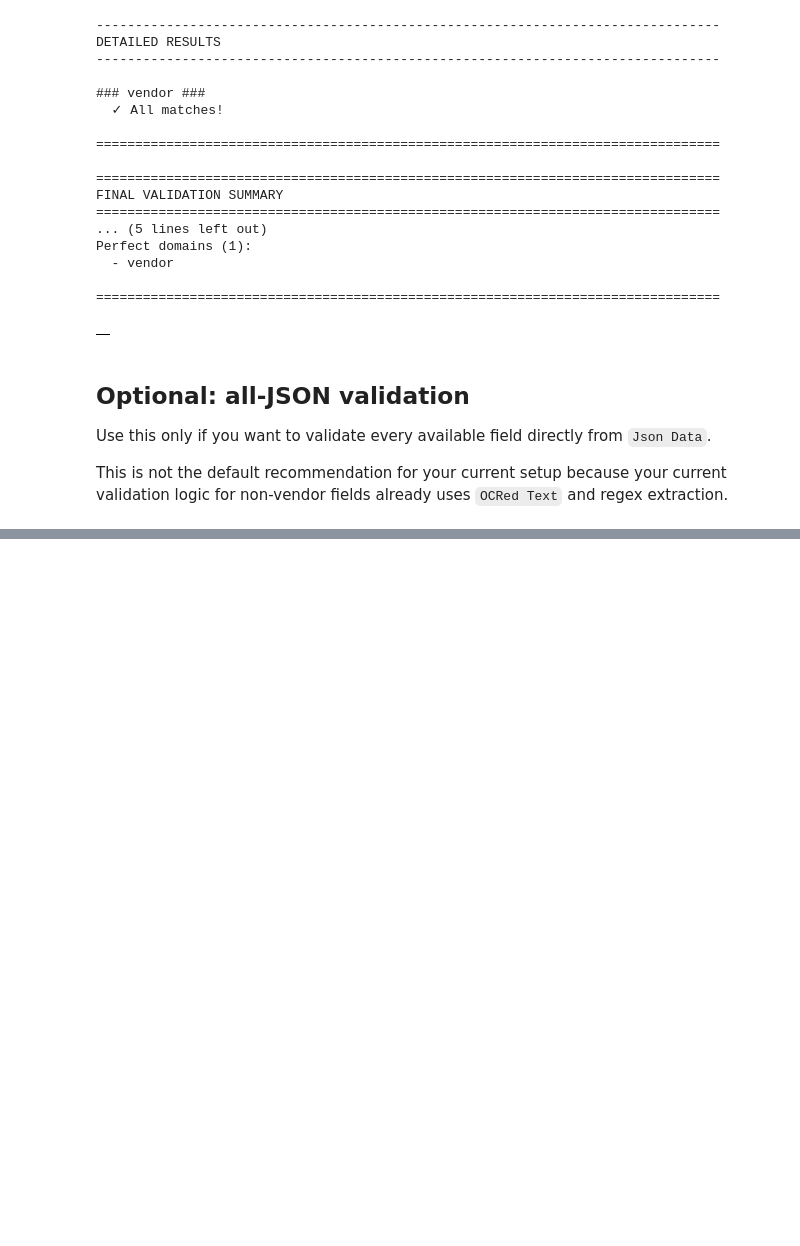
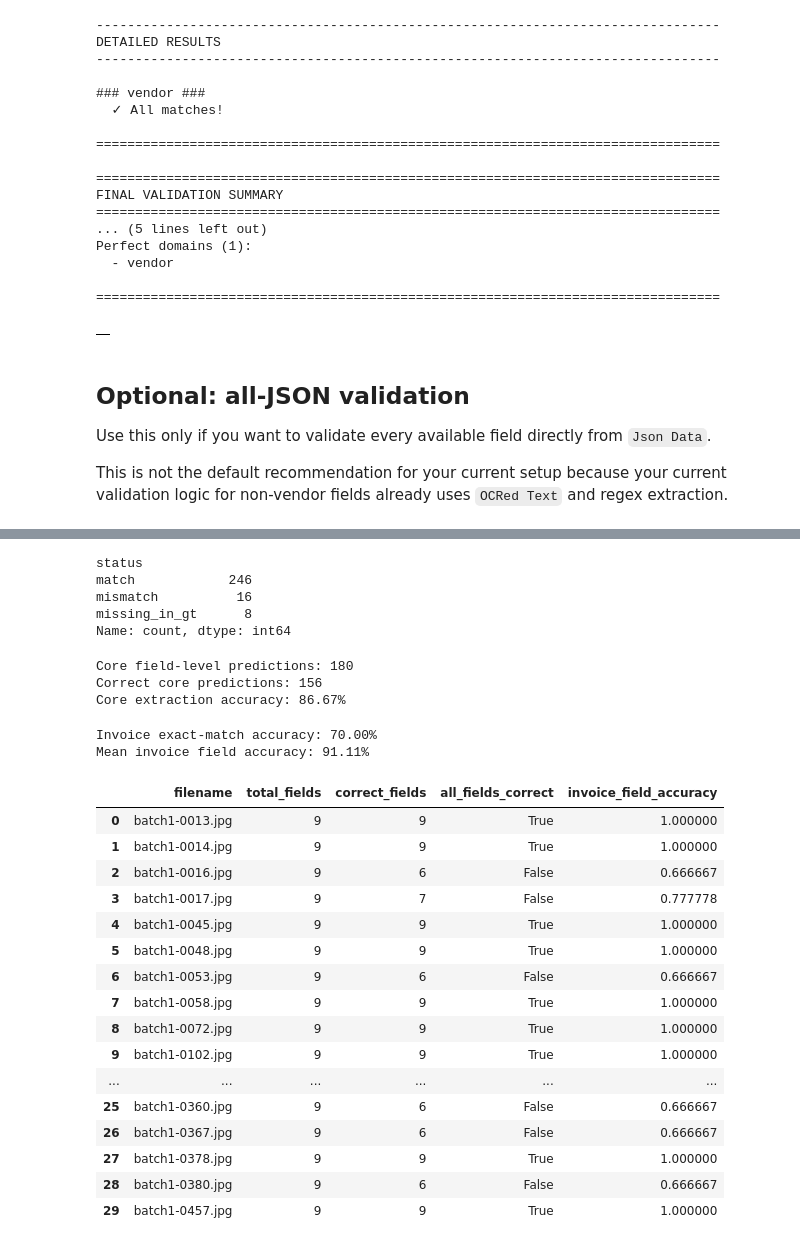
Before and after one commit to UpLong23/makeathon-2026-WHOAMI-inform, a Jupyter notebook: Validation_OCR_clean_hybrid.ipynb, the cells around one changed output, grey strips where cells are left out. Saved outputs shown, nothing was run; the diff lists cells and outputs as text; code cells hidden in the pictures; blank space fills up the shorter version.

```diff
--- a/Validation_OCR_clean_hybrid.ipynb
+++ b/Validation_OCR_clean_hybrid.ipynb
@@ -1196,0 +1364,73 @@ DETAILED RESULTS
+# %%
+field_validation_df["status"].value_counts()
+# %% [output]
+status
+match            246
+mismatch          16
+missing_in_gt      8
+Name: count, dtype: int64
+# %%
+CORE_FIELDS = [
+    "vendor",
+    "invoice_number",
+    "invoice_date",
+    "subtotal",
+    "tax",
+    "total"
+]
+
+core_validation_df = field_validation_df[
+    field_validation_df["field"].isin(CORE_FIELDS)
+]
+
+core_total = len(core_validation_df)
+core_correct = core_validation_df["correct"].sum()
+core_accuracy = core_correct / core_total
+
+print(f"Core field-level predictions: {core_total}")
+print(f"Correct core predictions: {core_correct}")
+print(f"Core extraction accuracy: {core_accuracy:.2%}")
+# %% [output]
+Core field-level predictions: 180
+Correct core predictions: 156
+Core extraction accuracy: 86.67%
+# %%
+invoice_level_accuracy = (
+    field_validation_df
+    .groupby("filename")
+    .agg(
+        total_fields=("correct", "count"),
+        correct_fields=("correct", "sum"),
+        all_fields_correct=("correct", "all"),
+        invoice_field_accuracy=("correct", "mean")
+    )
+    .reset_index()
+)
+
+invoice_exact_accuracy = invoice_level_accuracy["all_fields_correct"].mean()
+mean_invoice_field_accuracy = invoice_level_accuracy["invoice_field_accuracy"].mean()
+
+print(f"Invoice exact-match accuracy: {invoice_exact_accuracy:.2%}")
+print(f"Mean invoice field accuracy: {mean_invoice_field_accuracy:.2%}")
+
+display(invoice_level_accuracy.head(30))
+# %% [output]
+Invoice exact-match accuracy: 70.00%
+Mean invoice field accuracy: 91.11%
+|  | filename | total_fields | correct_fields | all_fields_correct | invoice_field_accuracy |
+| 0 | batch1-0013.jpg | 9 | 9 | True | 1.000000 |
+| 1 | batch1-0014.jpg | 9 | 9 | True | 1.000000 |
+| 2 | batch1-0016.jpg | 9 | 6 | False | 0.666667 |
+| 3 | batch1-0017.jpg | 9 | 7 | False | 0.777778 |
+| 4 | batch1-0045.jpg | 9 | 9 | True | 1.000000 |
+| 5 | batch1-0048.jpg | 9 | 9 | True | 1.000000 |
+| 6 | batch1-0053.jpg | 9 | 6 | False | 0.666667 |
+| 7 | batch1-0058.jpg | 9 | 9 | True | 1.000000 |
+| 8 | batch1-0072.jpg | 9 | 9 | True | 1.000000 |
+| 9 | batch1-0102.jpg | 9 | 9 | True | 1.000000 |
+| ... | ... | ... | ... | ... | ... |
+| 25 | batch1-0360.jpg | 9 | 6 | False | 0.666667 |
+| 26 | batch1-0367.jpg | 9 | 6 | False | 0.666667 |
+| 27 | batch1-0378.jpg | 9 | 9 | True | 1.000000 |
+| 28 | batch1-0380.jpg | 9 | 6 | False | 0.666667 |
+| 29 | batch1-0457.jpg | 9 | 9 | True | 1.000000 |
```
Also changed, not shown: parts of 4 cells of this notebook, 1 other file.
